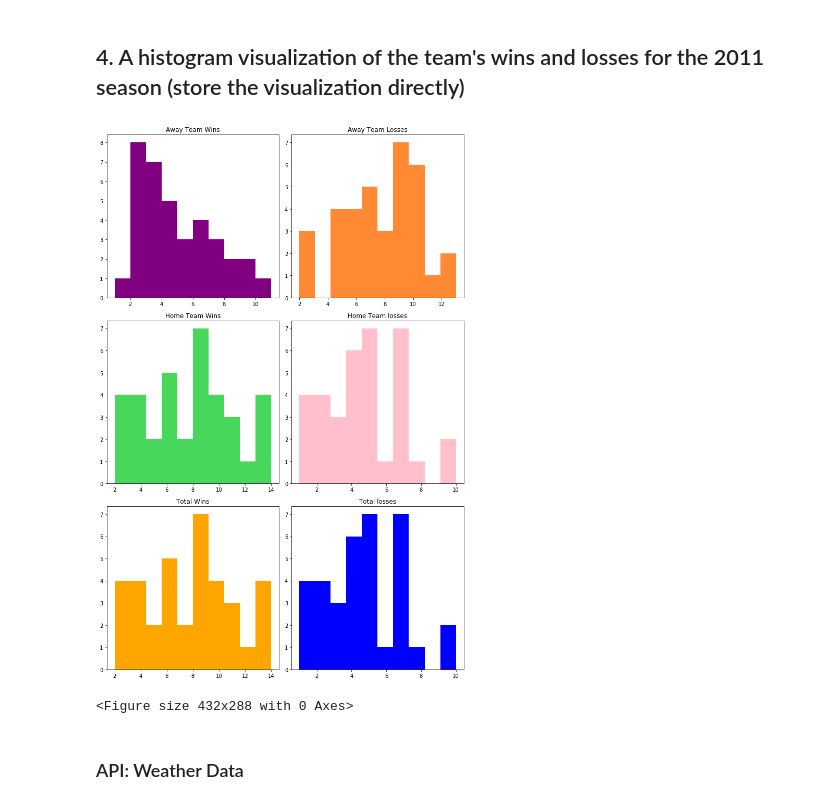
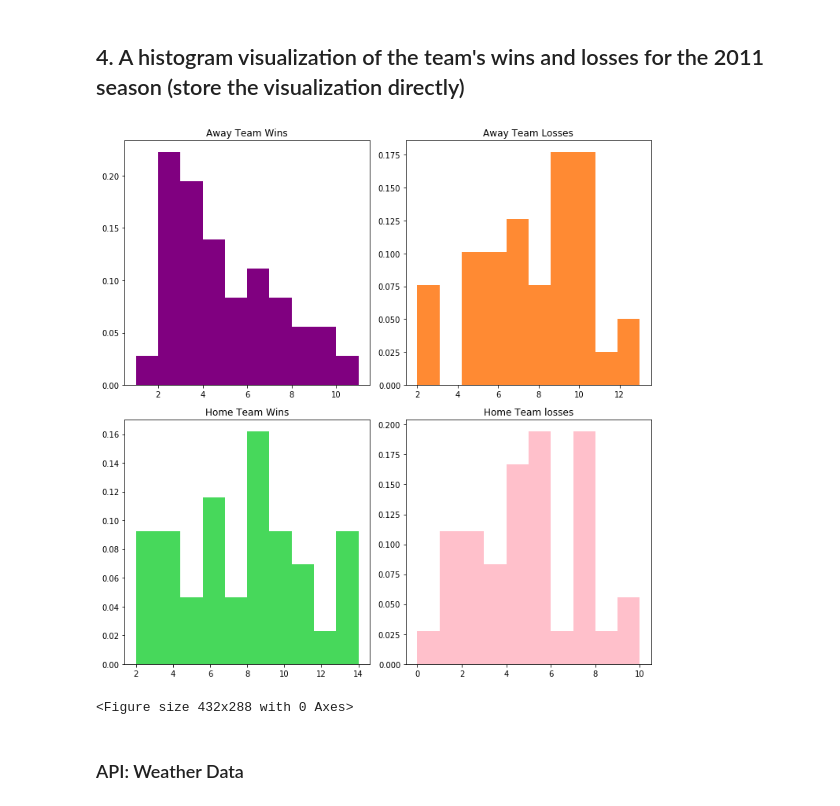
Before and after one commit to aroayeo/london-ds-100719-M2-project-template, a Jupyter notebook: mod_2.ipynb, the cells around one changed output. Saved outputs shown, nothing was run; the diff lists cells and outputs as text; code cells hidden in the pictures.

```diff
--- a/mod_2.ipynb
+++ b/mod_2.ipynb
@@ -60,5 +69,5 @@ dates = df_matches['Date'].unique()
 # %%
-full_df = cur.execute("""
+query = cur.execute("""
   SELECT
          ut.Unique_Team_ID, ut.TeamName,
                  sum(case
@@ -84,7 +93,7 @@ full_df = cur.execute("""
                     when ut.TeamName=m.AwayTeam
                     and m.FTR='A'
                     then 1 else NULL END
-                    ) as awaywis,
+                    ) as awaywins,
                count(case
                      when ut.TeamName=m.AwayTeam
                      and m.FTR='H'
@@ -109,3 +112,5 @@ team_names = cur.execute(""" SELECT *
 # %%
-team_names = pd.DataFrame(team_names)
-team_names.columns = [i[0] for i in cur.description]
+full_df = pd.DataFrame(query)
+full_df.columns = [i[0] for i in cur.description]
+
+full_df.head()
@@ -278,34 +124,28 @@ totalwinloss.head()
 # %% [markdown]
 ## 4. A histogram visualization of the team's wins and losses for the 2011 season (store the visualization directly)
 # %%
-fig, axes = plt.subplots(nrows=3, ncols=2, figsize=(10, 15))
-ax0, ax1, ax2, ax3, ax4, ax5 = axes.flatten()
+fig, axes = plt.subplots(nrows=2, ncols=2, figsize=(10, 10))
+ax0, ax1, ax2, ax3 = axes.flatten()
 
 
-ax0.hist(totalwinloss['awaywin'], bins = 10, color='purple')
+ax0.hist(full_df['awaywins'], bins = 10, color='purple', density = True)
 ax0.set_title('Away Team Wins')
 
-ax1.hist(totalwinloss['awayloss'],bins = 10,  color='#ff8a33')
+ax1.hist(full_df['awaylosses'],bins = 10,  color='#ff8a33', density = True)
 ax1.set_title('Away Team Losses')
 
-ax2.hist(totalwinloss['homewin'], bins = 10, color='#47D85B')
+ax2.hist(full_df['homewins'], bins = 10, color='#47D85B', density = True)
 ax2.set_title('Home Team Wins')
 
-ax3.hist(totalwinloss['homeloss'],bins = 10,  color='pink')
+ax3.hist(full_df['homelosses'],bins = 10,  color='pink', density = True)
 ax3.set_title('Home Team losses')
-
-ax4.hist(totalwinloss['homewin'], bins = 10, color='orange')
-ax4.set_title('Total Wins')
-
-ax5.hist(totalwinloss['homeloss'],bins = 10,  color='blue')
-ax5.set_title('Total losses')
 
 fig.tight_layout()
 plt.show()
 
 plt.savefig('histograms.png')
 # %% [output]
-[figure, old version]
+[figure, new version]
 <Figure size 432x288 with 0 Axes>
 # %% [markdown]
 ### API: Weather Data
```
Also changed, not shown: parts of 28 cells of this notebook, 1 other file.
